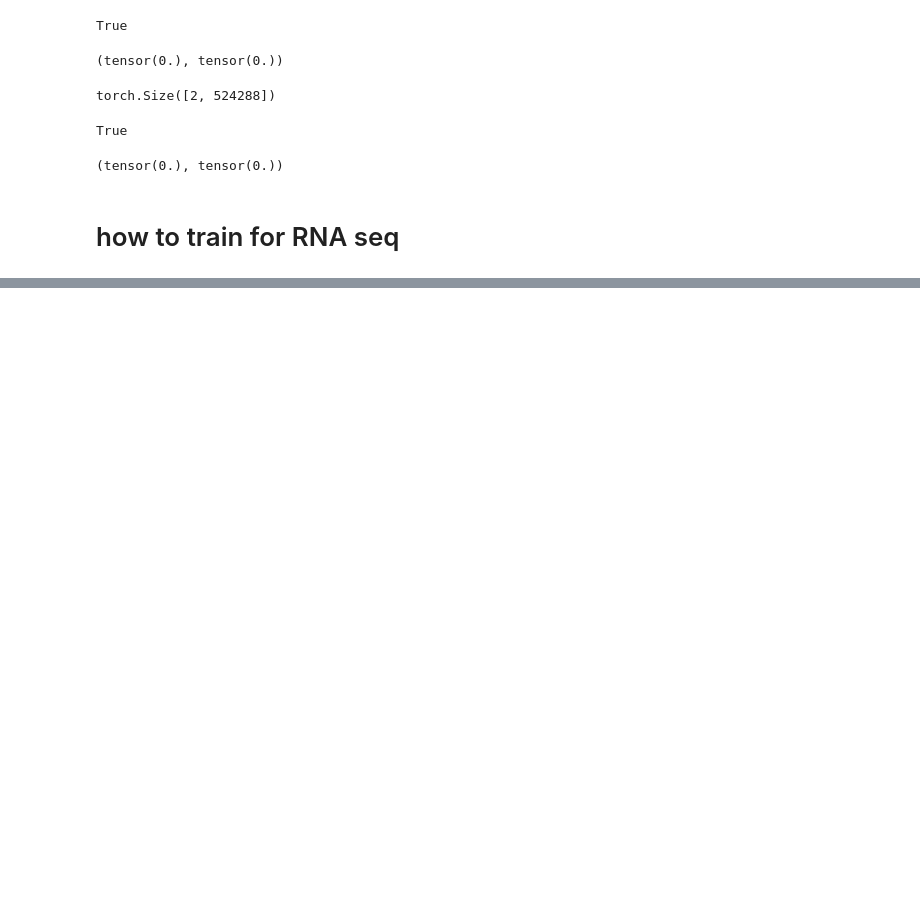
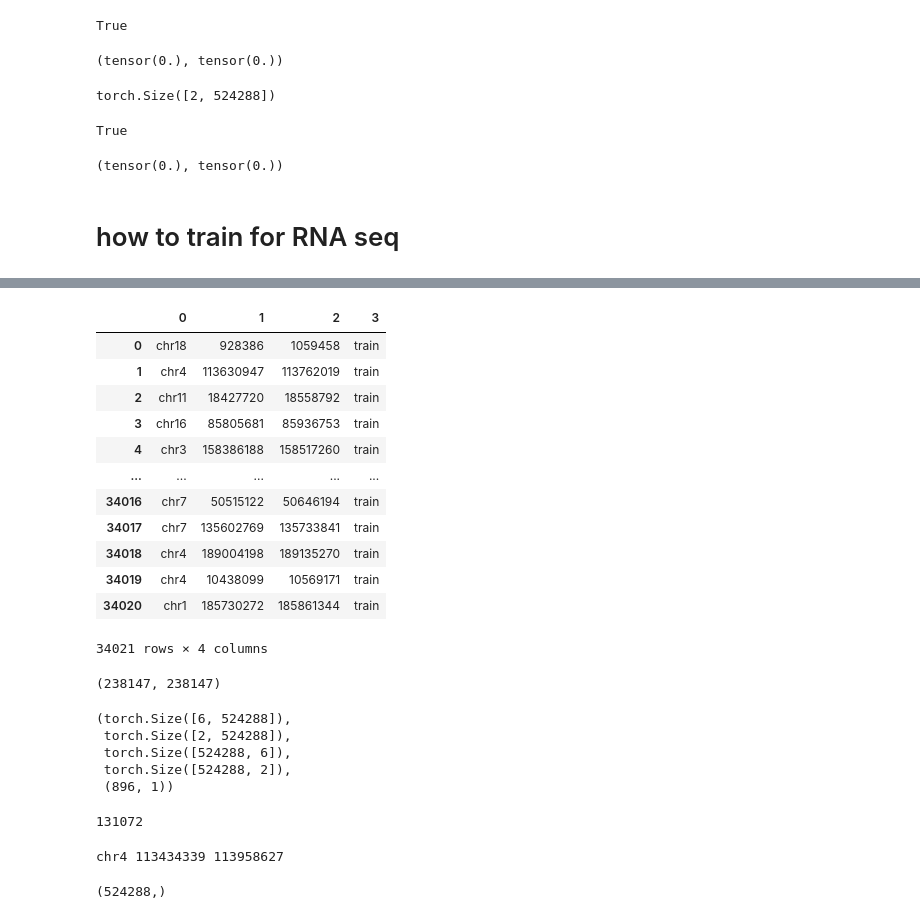
Before and after one commit to Sarthak-Ti/caduceus, a Jupyter notebook: code_test/general_dataset3.ipynb, the cells around one changed output, grey strips where cells are left out. Drawn from its saved outputs; the diff is of its cells as text; code cells hidden in the pictures; blank space fills up the shorter version.

```diff
--- a/code_test/general_dataset3.ipynb
+++ b/code_test/general_dataset3.ipynb
@@ -426,0 +651,55 @@ out[0][1][1].max(), out[0][1][1].min() #all zeros for the mask column!
+# %%
+#seems like it is correct in how they're paired, now let's see an example
+sequences_bed_file = '/data1/lesliec/sarthak/data/DK_zarr/sequences_enformer.bed'
+sequences_bed = pd.read_csv(sequences_bed_file, sep="\t", header=None)
+sequences_bed = sequences_bed[sequences_bed[3] == 'train']
+sequences_bed
+# %% [output]
+|  | 0 | 1 | 2 | 3 |
+| 0 | chr18 | 928386 | 1059458 | train |
+| 1 | chr4 | 113630947 | 113762019 | train |
+| 2 | chr11 | 18427720 | 18558792 | train |
+| 3 | chr16 | 85805681 | 85936753 | train |
+| 4 | chr3 | 158386188 | 158517260 | train |
+| ... | ... | ... | ... | ... |
+| 34016 | chr7 | 50515122 | 50646194 | train |
+| 34017 | chr7 | 135602769 | 135733841 | train |
+| 34018 | chr4 | 189004198 | 189135270 | train |
+| 34019 | chr4 | 10438099 | 10569171 | train |
+| 34020 | chr1 | 185730272 | 185861344 | train |
+34021 rows × 4 columns
+# %%
+len(dataset), 34021*7
+# %% [output]
+(238147, 238147)
+# %%
+#let's look at sequence 1
+out = dataset[1]
+out[0][0].shape, out[0][1].shape, out[1][0].shape, out[1][1].shape, out[1][2].shape
+# %% [output]
+(torch.Size([6, 524288]),
+ torch.Size([2, 524288]),
+ torch.Size([524288, 6]),
+ torch.Size([524288, 2]),
+ (896, 1))
+# %%
+chrom = sequences_bed.iloc[1][0]
+start = sequences_bed.iloc[1][1]
+end = sequences_bed.iloc[1][2]
+end-start
+# %% [output]
+131072
+# %%
+#have to extend it to 524288
+length = end - start
+if length < 524288:
+    start = start - (524288 - length) // 2
+    end = end + (524288 - length) // 2
+print(chrom, start, end)
+# %% [output]
+chr4 113434339 113958627
+# %%
+seq = dataset.genome[chrom][start:end]
+seq.shape
+# %% [output]
+(524288,)
```
Also changed, not shown: parts of 37 cells of this notebook, 51 other files.
